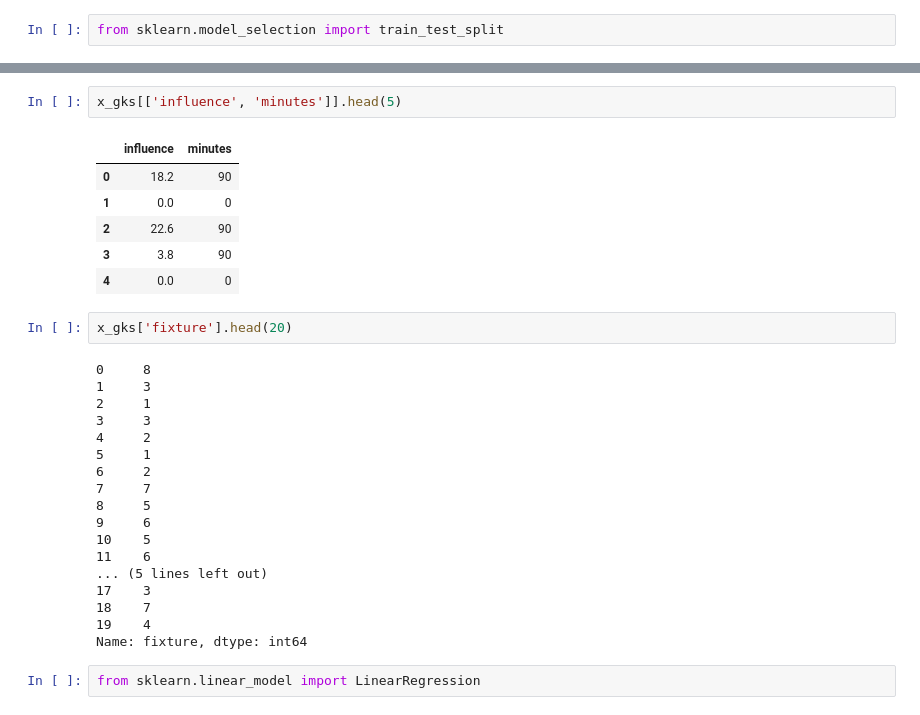
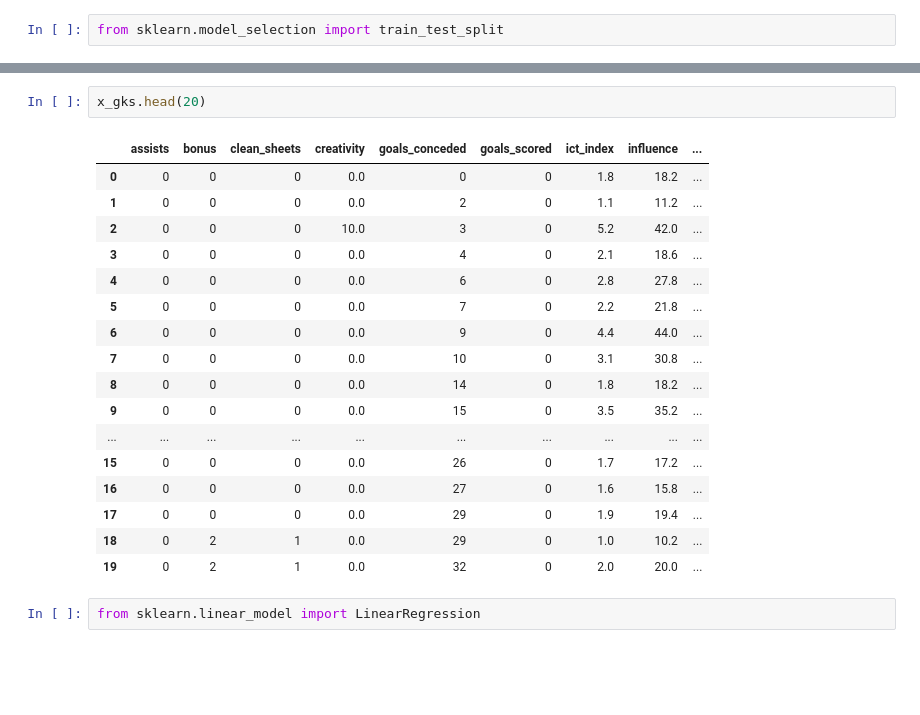
Before and after one commit to m-mukund/AI-Powered-Fantasy-Premier-League-Optimization-Platform, a Jupyter notebook: FPL_predictor.ipynb, the cells around one changed output, grey strips where cells are left out. Cells and saved outputs as stored; diff of their text form; blank space fills up the shorter version.

```diff
--- a/FPL_predictor.ipynb
+++ b/FPL_predictor.ipynb
@@ -221,32 +261,23 @@ Name: total_points, Length: 5577, dtype: int64
-# %%
-x_gks[['influence', 'minutes']].head(5)
-# %% [output]
-|  | influence | minutes |
-| 0 | 18.2 | 90 |
-| 1 | 0.0 | 0 |
-| 2 | 22.6 | 90 |
-| 3 | 3.8 | 90 |
-| 4 | 0.0 | 0 |
 # %%
-x_gks['fixture'].head(20)
+x_gks.head(20)
 # %% [output]
-0     8
-1     3
-2     1
-3     3
-4     2
-5     1
-6     2
-7     7
-8     5
-9     6
-10    5
-11    6
-... (5 lines left out)
-17    3
-18    7
-19    4
-Name: fixture, dtype: int64
+|  | assists | bonus | clean_sheets | creativity | goals_conceded | goals_scored | ict_index | influence | ... |
+| 0 | 0 | 0 | 0 | 0.0 | 0 | 0 | 1.8 | 18.2 | ... |
+| 1 | 0 | 0 | 0 | 0.0 | 2 | 0 | 1.1 | 11.2 | ... |
+| 2 | 0 | 0 | 0 | 10.0 | 3 | 0 | 5.2 | 42.0 | ... |
+| 3 | 0 | 0 | 0 | 0.0 | 4 | 0 | 2.1 | 18.6 | ... |
+| 4 | 0 | 0 | 0 | 0.0 | 6 | 0 | 2.8 | 27.8 | ... |
+| 5 | 0 | 0 | 0 | 0.0 | 7 | 0 | 2.2 | 21.8 | ... |
+| 6 | 0 | 0 | 0 | 0.0 | 9 | 0 | 4.4 | 44.0 | ... |
+| 7 | 0 | 0 | 0 | 0.0 | 10 | 0 | 3.1 | 30.8 | ... |
+| 8 | 0 | 0 | 0 | 0.0 | 14 | 0 | 1.8 | 18.2 | ... |
+| 9 | 0 | 0 | 0 | 0.0 | 15 | 0 | 3.5 | 35.2 | ... |
+| ... | ... | ... | ... | ... | ... | ... | ... | ... | ... |
+| 15 | 0 | 0 | 0 | 0.0 | 26 | 0 | 1.7 | 17.2 | ... |
+| 16 | 0 | 0 | 0 | 0.0 | 27 | 0 | 1.6 | 15.8 | ... |
+| 17 | 0 | 0 | 0 | 0.0 | 29 | 0 | 1.9 | 19.4 | ... |
+| 18 | 0 | 2 | 1 | 0.0 | 29 | 0 | 1.0 | 10.2 | ... |
+| 19 | 0 | 2 | 1 | 0.0 | 32 | 0 | 2.0 | 20.0 | ... |
 # %%
 from sklearn.linear_model import LinearRegression
 # %%
```
Also changed, not shown: parts of 16 cells of this notebook.
